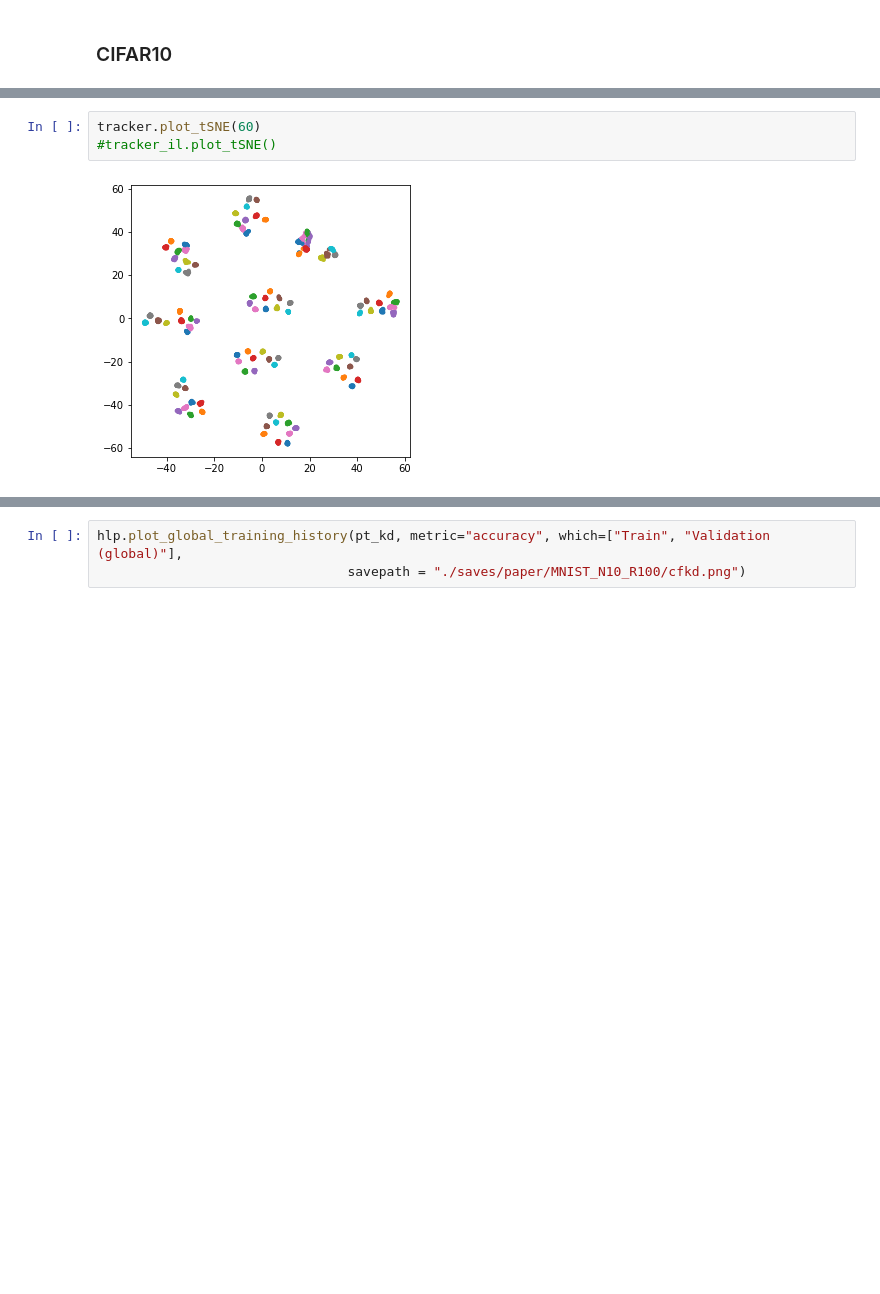
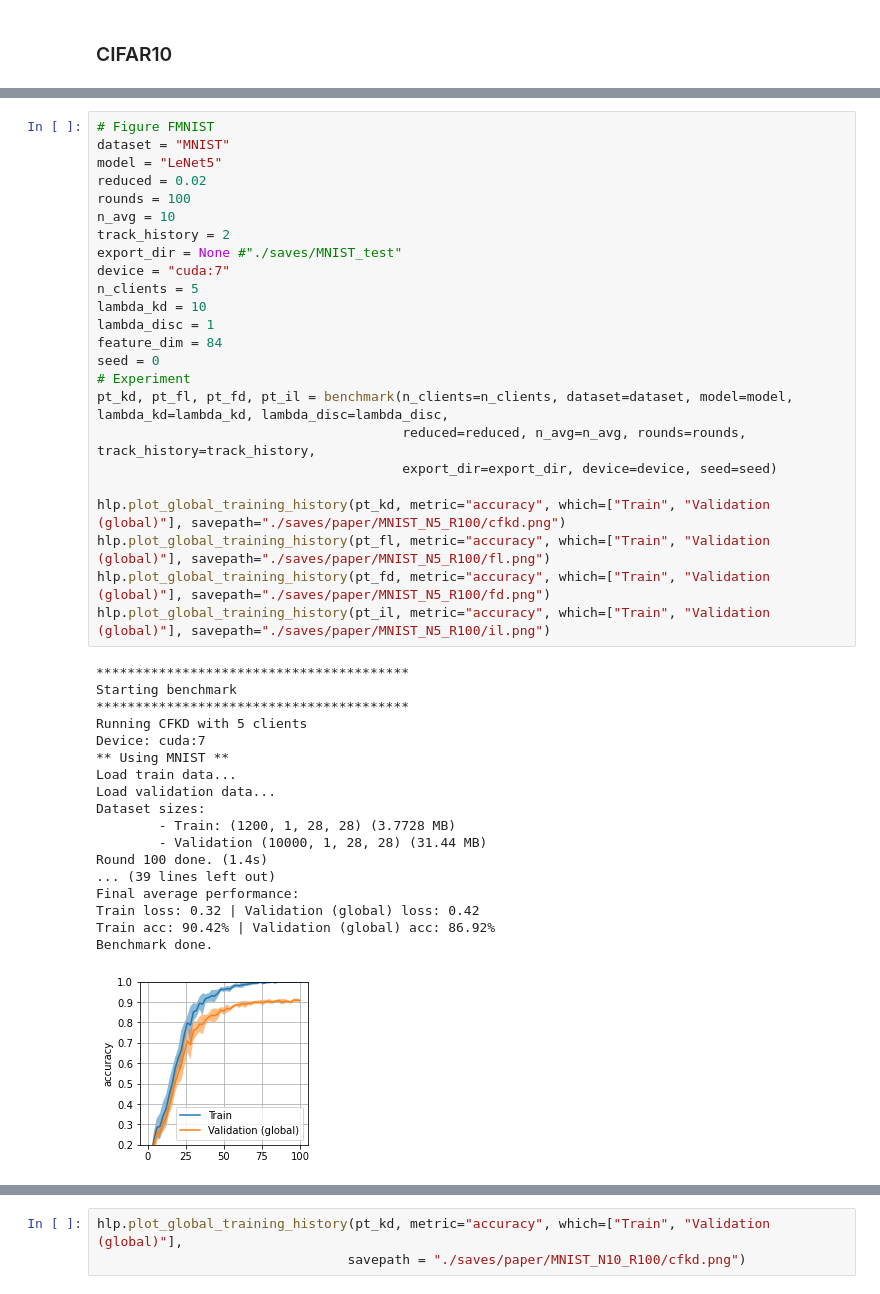
Before and after one commit to jingax/Multi-Fed, a Jupyter notebook: Figures.ipynb, the cells around one changed output, grey strips where cells are left out. Drawn from its saved outputs; the diff is of its cells as text; blank space fills up the shorter version.

```diff
--- a/Figures.ipynb
+++ b/Figures.ipynb
@@ -358,5 +356,43 @@ Benchmark done.
-# %%
-tracker.plot_tSNE(60)
-#tracker_il.plot_tSNE()
-# %% [output]
-[figure, removed]
+# %%
+# Figure FMNIST
+dataset = "MNIST"
+model = "LeNet5"
+reduced = 0.02
+rounds = 100
+n_avg = 10
+track_history = 2
+export_dir = None #"./saves/MNIST_test"
+device = "cuda:7"
+n_clients = 5
+lambda_kd = 10
+lambda_disc = 1
+feature_dim = 84
+seed = 0
+# Experiment
+pt_kd, pt_fl, pt_fd, pt_il = benchmark(n_clients=n_clients, dataset=dataset, model=model, lambda_kd=lambda_kd, lambda_disc=lambda_disc,
+                                       reduced=reduced, n_avg=n_avg, rounds=rounds, track_history=track_history,
+                                       export_dir=export_dir, device=device, seed=seed)
+
+hlp.plot_global_training_history(pt_kd, metric="accuracy", which=["Train", "Validation (global)"], savepath="./saves/paper/MNIST_N5_R100/cfkd.png")
+hlp.plot_global_training_history(pt_fl, metric="accuracy", which=["Train", "Validation (global)"], savepath="./saves/paper/MNIST_N5_R100/fl.png")
+hlp.plot_global_training_history(pt_fd, metric="accuracy", which=["Train", "Validation (global)"], savepath="./saves/paper/MNIST_N5_R100/fd.png")
+hlp.plot_global_training_history(pt_il, metric="accuracy", which=["Train", "Validation (global)"], savepath="./saves/paper/MNIST_N5_R100/il.png")
+# %% [output]
+****************************************
+Starting benchmark
+****************************************
+Running CFKD with 5 clients
+Device: cuda:7
+** Using MNIST **
+Load train data...
+Load validation data...
+Dataset sizes:
+        - Train: (1200, 1, 28, 28) (3.7728 MB)
+        - Validation (10000, 1, 28, 28) (31.44 MB)
+Round 100 done. (1.4s)
+... (39 lines left out)
+Final average performance:
+Train loss: 0.32 | Validation (global) loss: 0.42
+Train acc: 90.42% | Validation (global) acc: 86.92%
+Benchmark done.
+[figure, added]
```
Also changed, not shown: parts of 8 cells of this notebook, 6 other files.
